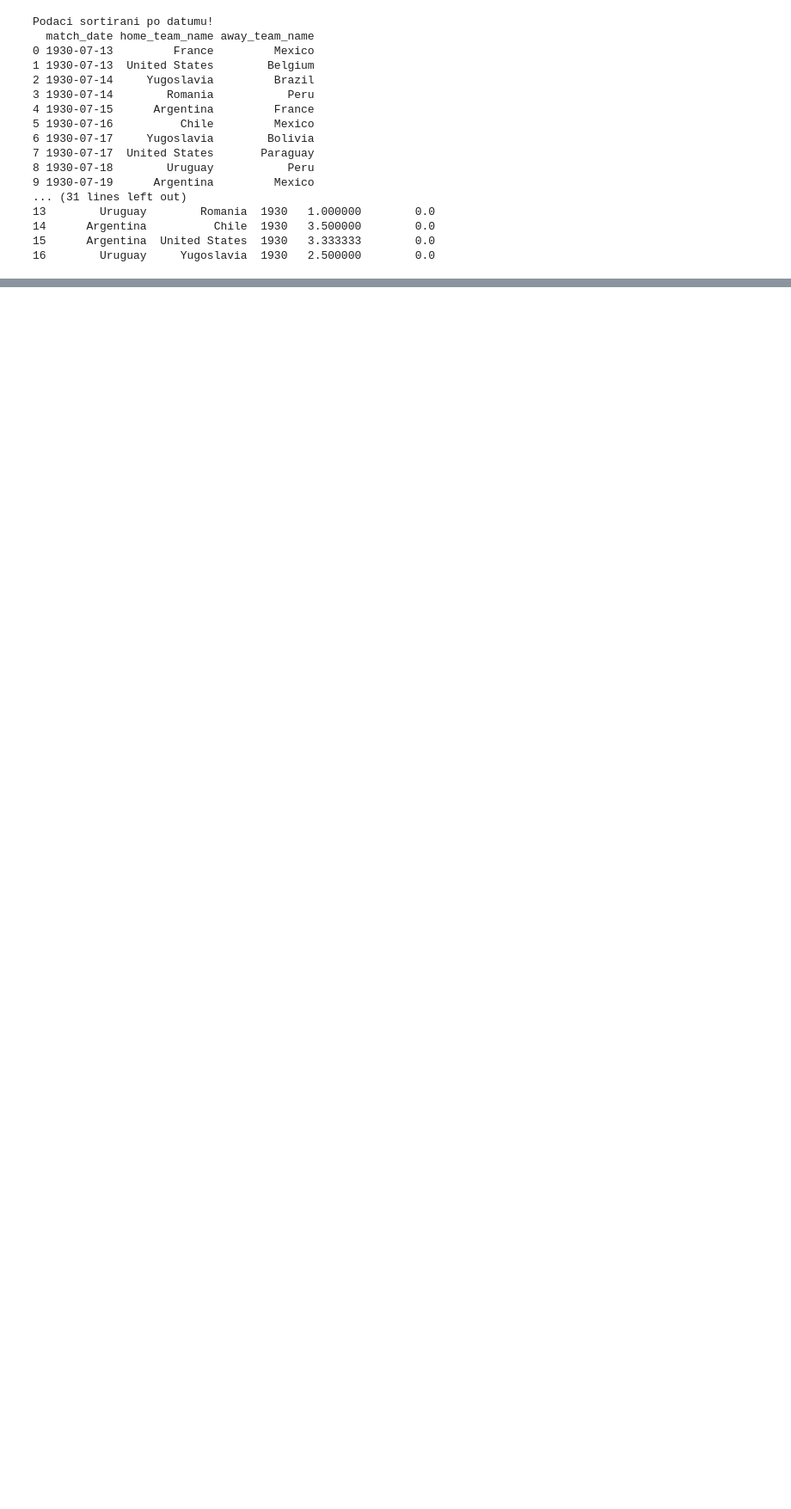
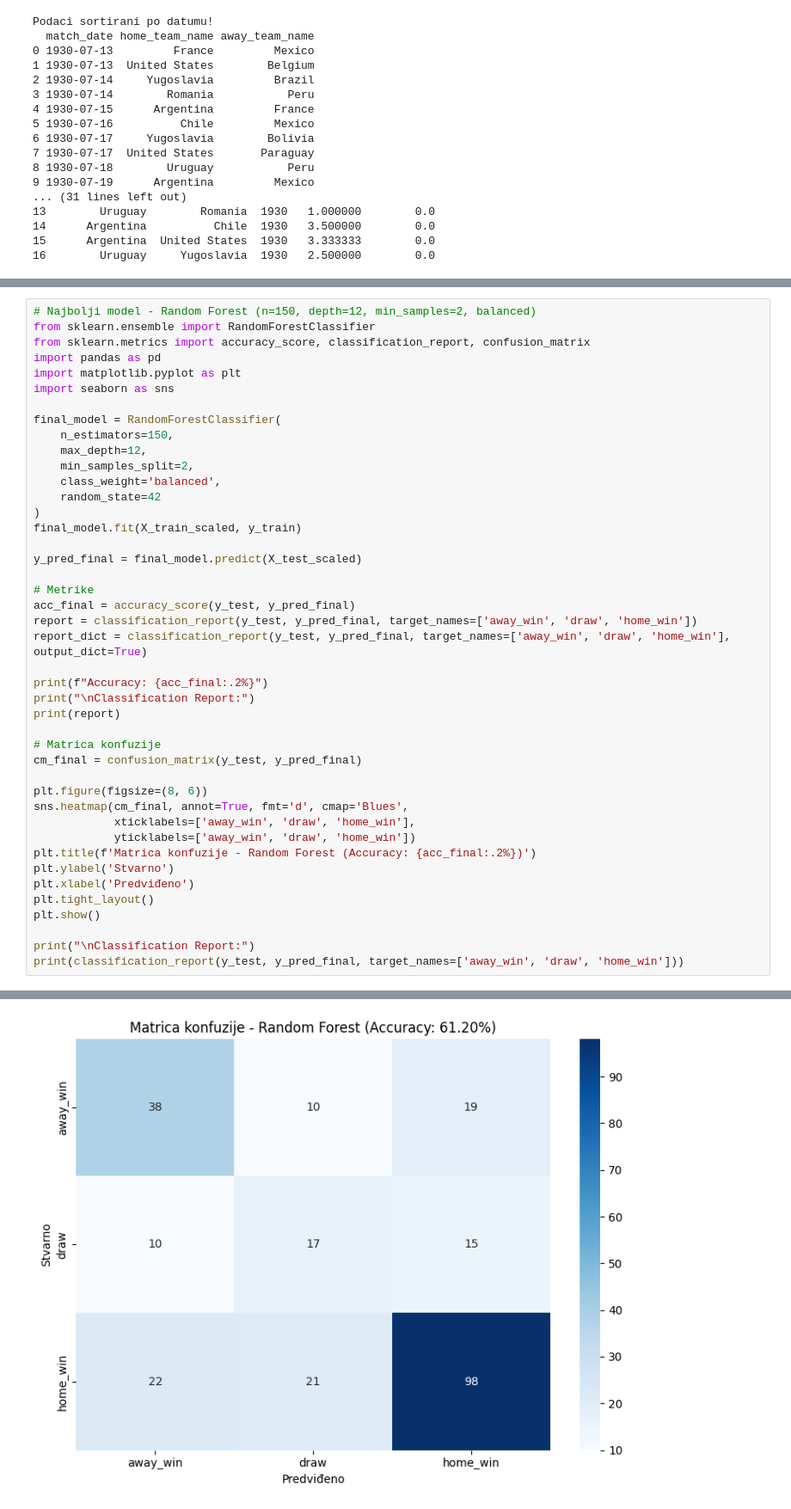
Before and after one commit to markoviicmilica/sp_projekat, a Jupyter notebook: projekat.ipynb, the cells around one changed output, grey strips where cells are left out. Shown at 86% size. Saved outputs shown, nothing was run; the diff lists cells and outputs as text; blank space fills up the shorter version.

```diff
--- a/projekat.ipynb
+++ b/projekat.ipynb
@@ -1050,0 +899,44 @@ weighted avg       0.52      0.62      0.55       250
+# %%
+# Najbolji model - Random Forest (n=150, depth=12, min_samples=2, balanced)
+from sklearn.ensemble import RandomForestClassifier
+from sklearn.metrics import accuracy_score, classification_report, confusion_matrix
+import pandas as pd
+import matplotlib.pyplot as plt
+import seaborn as sns
+
+final_model = RandomForestClassifier(
+    n_estimators=150,
+    max_depth=12,
+    min_samples_split=2,
+    class_weight='balanced',
+    random_state=42
+)
+final_model.fit(X_train_scaled, y_train)
+
+y_pred_final = final_model.predict(X_test_scaled)
+
+# Metrike
+acc_final = accuracy_score(y_test, y_pred_final)
+report = classification_report(y_test, y_pred_final, target_names=['away_win', 'draw', 'home_win'])
+report_dict = classification_report(y_test, y_pred_final, target_names=['away_win', 'draw', 'home_win'], output_dict=True)
+
+print(f"Accuracy: {acc_final:.2%}")
+print("\nClassification Report:")
+print(report)
+
+# Matrica konfuzije
+cm_final = confusion_matrix(y_test, y_pred_final)
+
+plt.figure(figsize=(8, 6))
+sns.heatmap(cm_final, annot=True, fmt='d', cmap='Blues',
+            xticklabels=['away_win', 'draw', 'home_win'],
+            yticklabels=['away_win', 'draw', 'home_win'])
+plt.title(f'Matrica konfuzije - Random Forest (Accuracy: {acc_final:.2%})')
+plt.ylabel('Stvarno')
+plt.xlabel('Predviđeno')
+plt.tight_layout()
+plt.show()
+
+print("\nClassification Report:")
+print(classification_report(y_test, y_pred_final, target_names=['away_win', 'draw', 'home_win']))
+# %% [output]
@@ -1050,0 +955 @@ weighted avg       0.52      0.62      0.55       250
+[figure, added]
```
Also changed, not shown: parts of 26 cells of this notebook, 7 other files.
